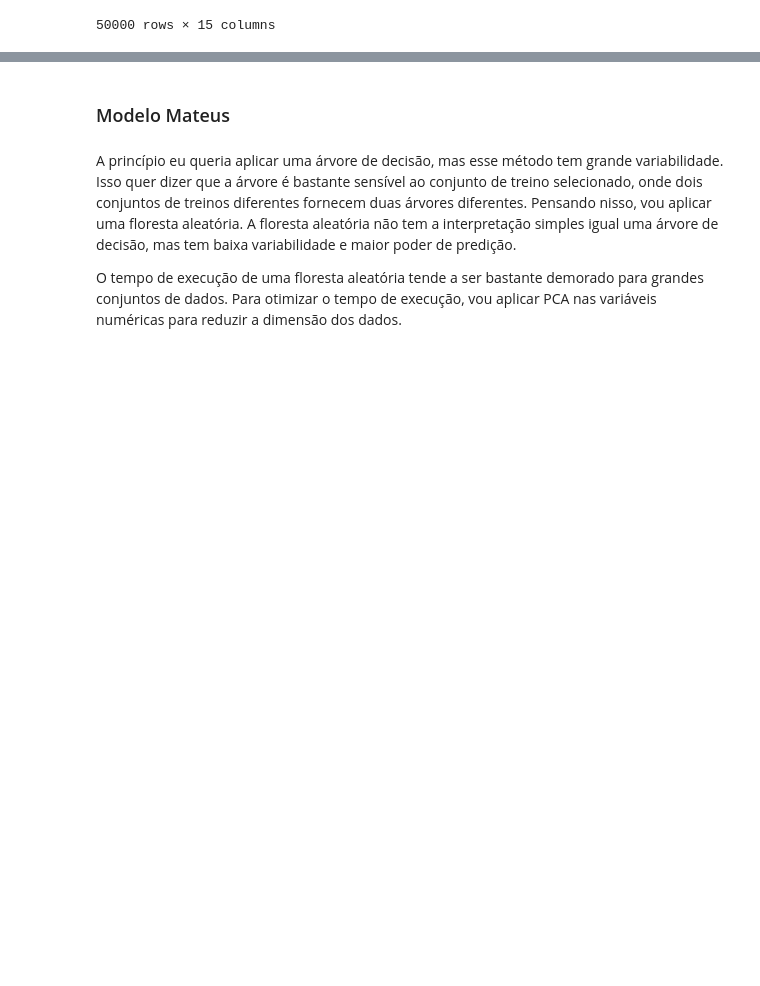
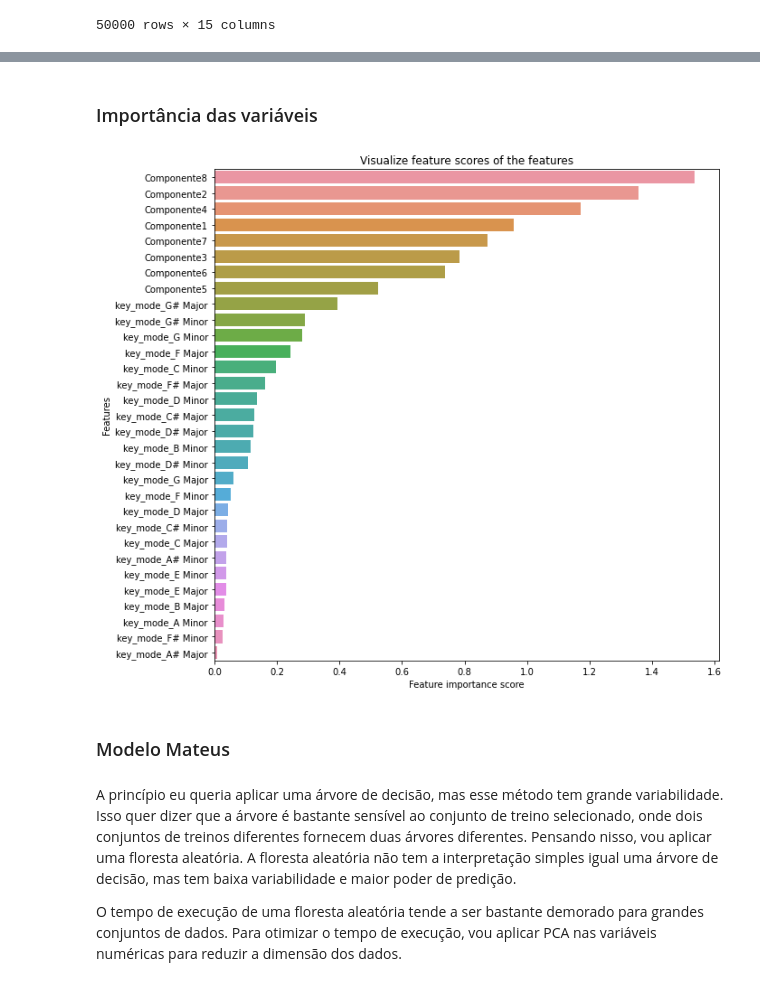
Before and after one commit to chumeu/spotify-prediction-task, a Jupyter notebook: music_genre_classification.ipynb, the cells around one changed output, grey strips where cells are left out. Cells and saved outputs as stored; diff of their text form; code cells hidden in the pictures; blank space fills up the shorter version.

Commit message:
Ajuste Modelo Fabio add importance_variables

```diff
--- a/music_genre_classification.ipynb
+++ b/music_genre_classification.ipynb
@@ -439,3 +439,17 @@ predicoes_svm  = svm.predict(x_teste)
+# %% [markdown]
+### Importância das variáveis
+# %%
+feature_scores = pd.Series(abs(svm.coef_[0]), index = x_treino.columns).sort_values(ascending=False)#.head(30).plot.barh()
+
+f, ax = plt.subplots(figsize=(10, 10))
+ax = sns.barplot(x = feature_scores, y = feature_scores.index)
+ax.set_title("Visualize feature scores of the features")
+ax.set_yticklabels(feature_scores.index)
+ax.set_xlabel("Feature importance score")
+ax.set_ylabel("Features")
+plt.show()
+# %% [output]
+[figure, added]
 # %% [markdown]
 ### Modelo Mateus
 # %%
```
Also changed, not shown: parts of 24 cells of this notebook.
